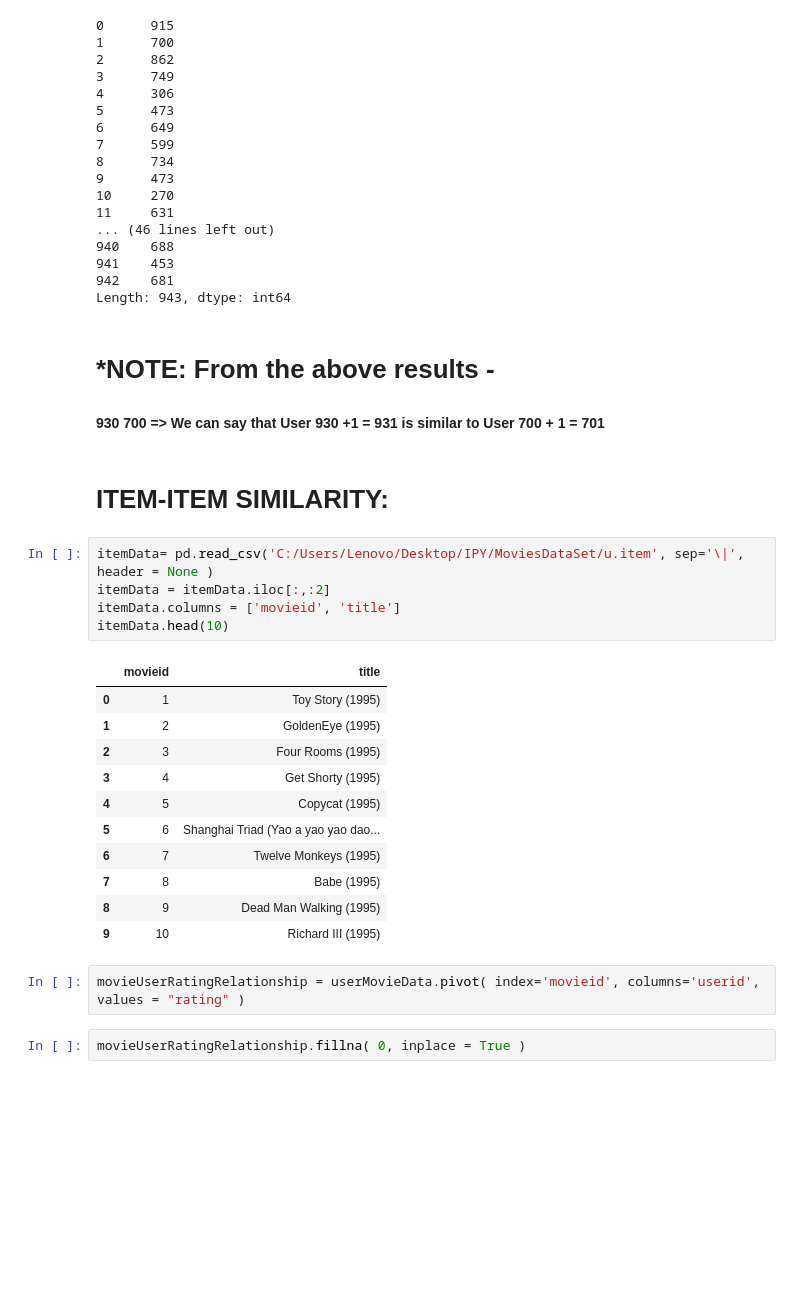
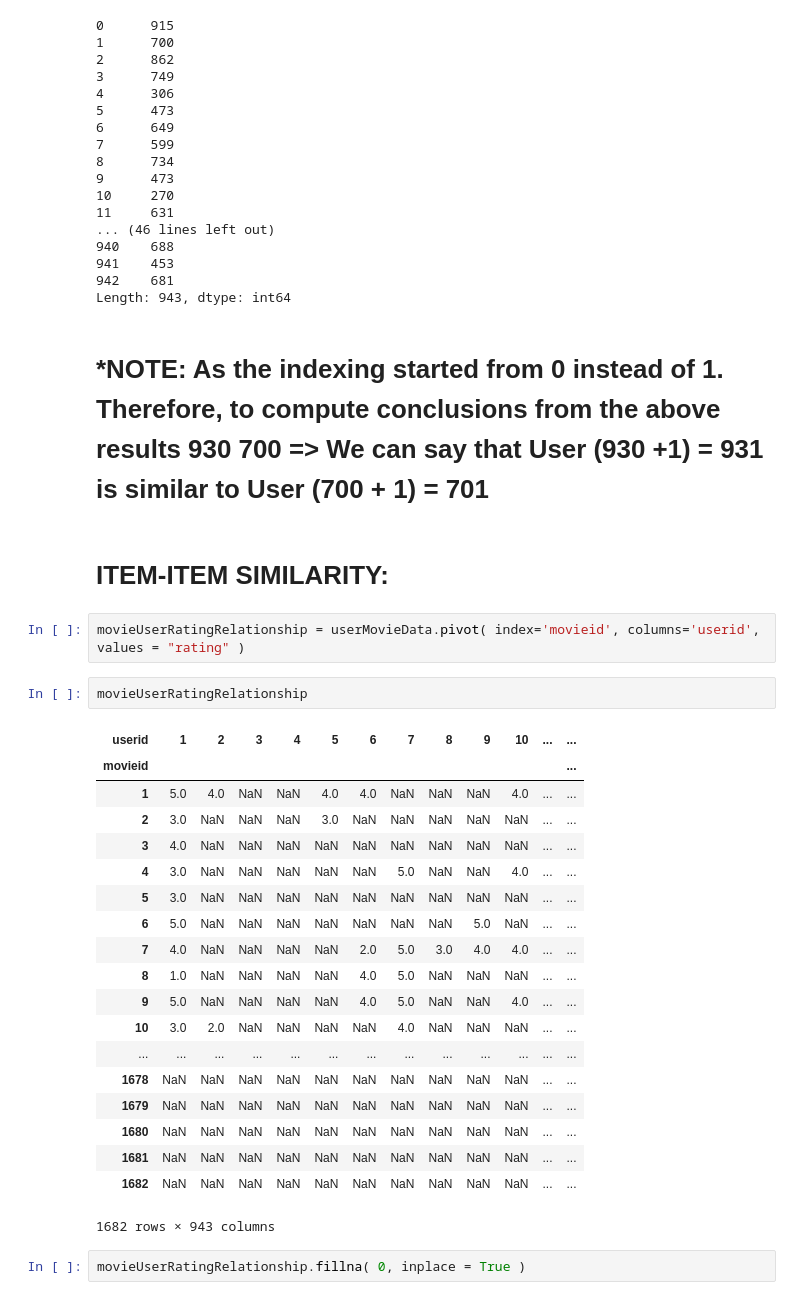
Before and after one commit to rahulvaish/RecommendationSystems-Python, a Jupyter notebook: Example-1 Collaborative Filtering.ipynb, the cells around one changed output. Drawn from its saved outputs; the diff is of its cells as text; blank space fills up the shorter version.

```diff
--- a/Example-1 Collaborative Filtering.ipynb
+++ b/Example-1 Collaborative Filtering.ipynb
@@ -208,30 +193,33 @@ UserUserSimilarityDataframe.idxmax(axis=1)
 942    681
 Length: 943, dtype: int64
 # %% [markdown]
-# *NOTE: From the above results -
-
-#### 930   700 =>  We can say that User 930 +1 = 931  is similar to User 700 + 1 = 701
+# *NOTE: As the indexing started from 0 instead of 1. Therefore, to compute conclusions from the above results 930   700 =>  We can say that User (930 +1) = 931  is similar to User (700 + 1) = 701
 # %% [markdown]
 # ITEM-ITEM SIMILARITY:
-# %%
-itemData= pd.read_csv('C:/Users/Lenovo/Desktop/IPY/MoviesDataSet/u.item', sep='\|', header = None )
-itemData = itemData.iloc[:,:2]
-itemData.columns = ['movieid', 'title']
-itemData.head(10)
-# %% [output]
-|  | movieid | title |
-| 0 | 1 | Toy Story (1995) |
-| 1 | 2 | GoldenEye (1995) |
-| 2 | 3 | Four Rooms (1995) |
-| 3 | 4 | Get Shorty (1995) |
-| 4 | 5 | Copycat (1995) |
-| 5 | 6 | Shanghai Triad (Yao a yao yao dao... |
-| 6 | 7 | Twelve Monkeys (1995) |
-| 7 | 8 | Babe (1995) |
-| 8 | 9 | Dead Man Walking (1995) |
-| 9 | 10 | Richard III (1995) |
 # %%
 movieUserRatingRelationship = userMovieData.pivot( index='movieid', columns='userid', values = "rating" )
+# %%
+movieUserRatingRelationship
+# %% [output]
+| userid | 1 | 2 | 3 | 4 | 5 | 6 | 7 | 8 | 9 | 10 | ... | ... |
+| movieid |  |  |  |  |  |  |  |  |  |  |  | ... |
+| 1 | 5.0 | 4.0 | NaN | NaN | 4.0 | 4.0 | NaN | NaN | NaN | 4.0 | ... | ... |
+| 2 | 3.0 | NaN | NaN | NaN | 3.0 | NaN | NaN | NaN | NaN | NaN | ... | ... |
+| 3 | 4.0 | NaN | NaN | NaN | NaN | NaN | NaN | NaN | NaN | NaN | ... | ... |
+| 4 | 3.0 | NaN | NaN | NaN | NaN | NaN | 5.0 | NaN | NaN | 4.0 | ... | ... |
+| 5 | 3.0 | NaN | NaN | NaN | NaN | NaN | NaN | NaN | NaN | NaN | ... | ... |
+| 6 | 5.0 | NaN | NaN | NaN | NaN | NaN | NaN | NaN | 5.0 | NaN | ... | ... |
+| 7 | 4.0 | NaN | NaN | NaN | NaN | 2.0 | 5.0 | 3.0 | 4.0 | 4.0 | ... | ... |
+| 8 | 1.0 | NaN | NaN | NaN | NaN | 4.0 | 5.0 | NaN | NaN | NaN | ... | ... |
+| 9 | 5.0 | NaN | NaN | NaN | NaN | 4.0 | 5.0 | NaN | NaN | 4.0 | ... | ... |
+| 10 | 3.0 | 2.0 | NaN | NaN | NaN | NaN | 4.0 | NaN | NaN | NaN | ... | ... |
+| ... | ... | ... | ... | ... | ... | ... | ... | ... | ... | ... | ... | ... |
+| 1678 | NaN | NaN | NaN | NaN | NaN | NaN | NaN | NaN | NaN | NaN | ... | ... |
+| 1679 | NaN | NaN | NaN | NaN | NaN | NaN | NaN | NaN | NaN | NaN | ... | ... |
+| 1680 | NaN | NaN | NaN | NaN | NaN | NaN | NaN | NaN | NaN | NaN | ... | ... |
+| 1681 | NaN | NaN | NaN | NaN | NaN | NaN | NaN | NaN | NaN | NaN | ... | ... |
+| 1682 | NaN | NaN | NaN | NaN | NaN | NaN | NaN | NaN | NaN | NaN | ... | ... |
+1682 rows × 943 columns
 # %%
 movieUserRatingRelationship.fillna( 0, inplace = True )
 # %%
```
Also changed, not shown: parts of 10 cells of this notebook.
